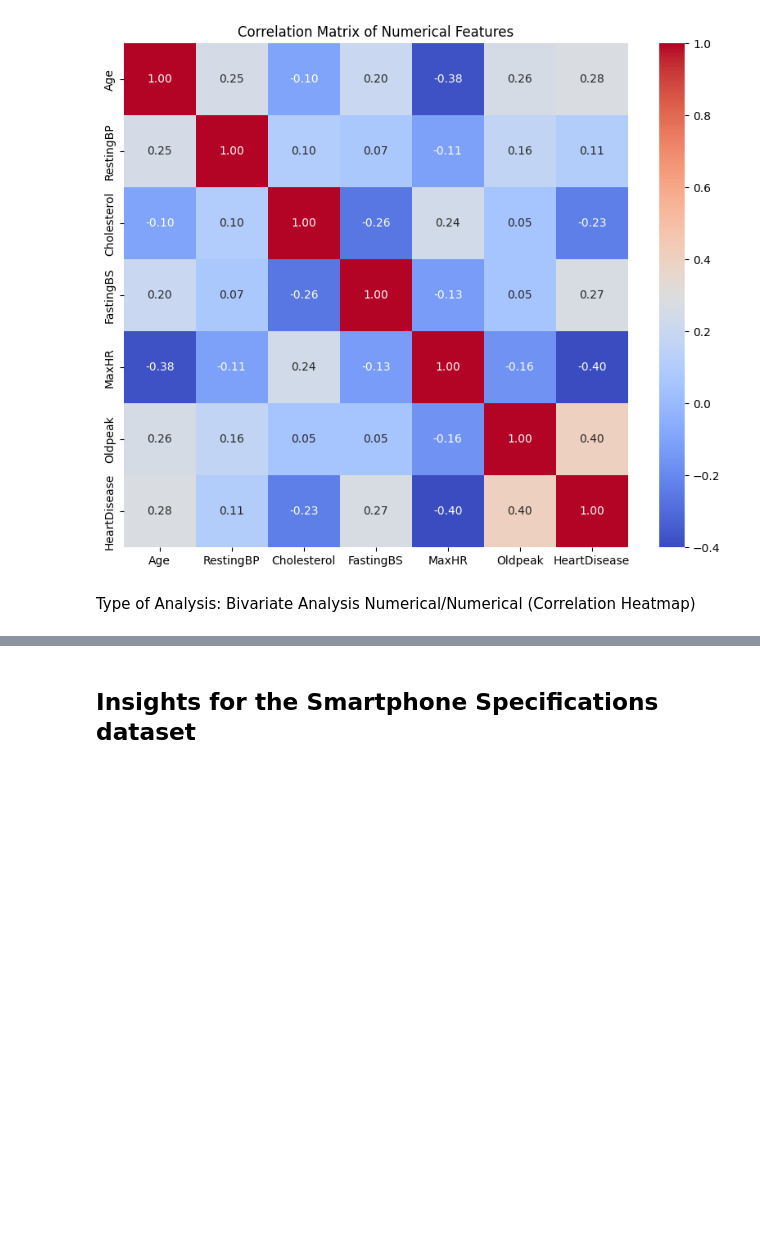
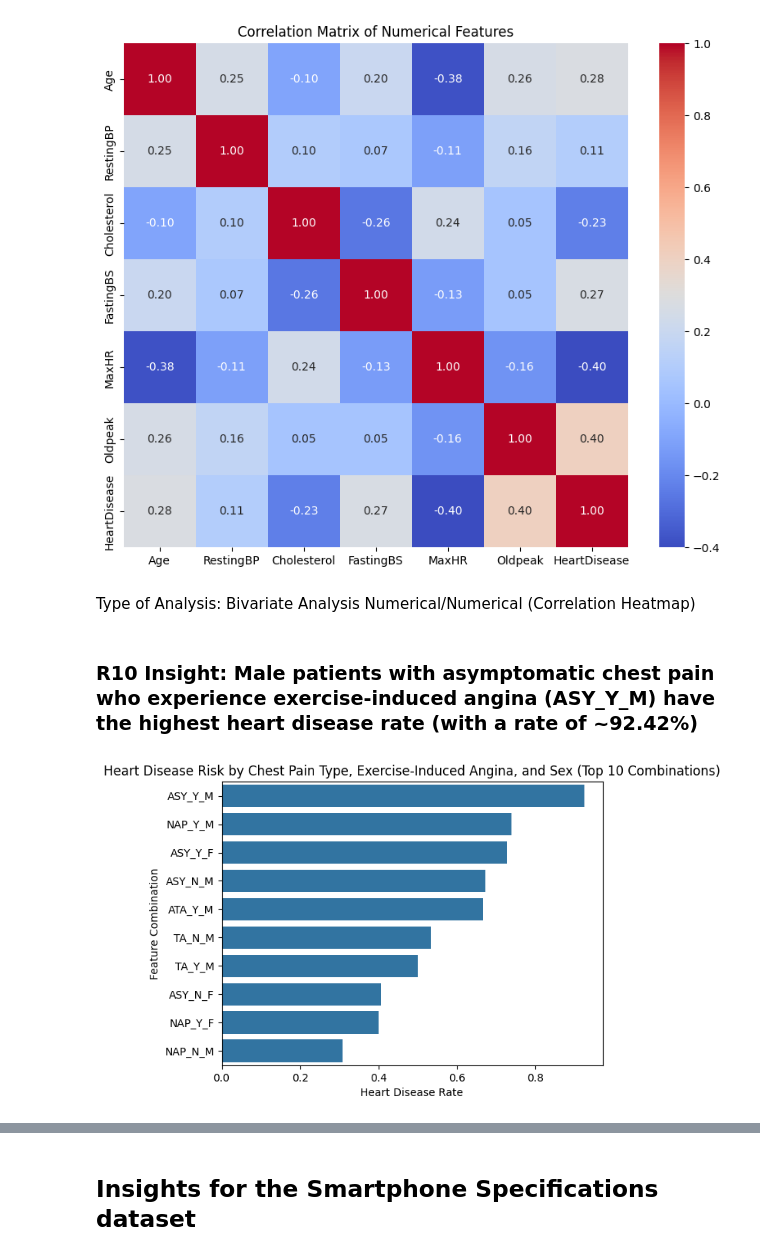
Before and after one commit to michaelmassaad02/CSI4142_Assignment1, a Jupyter notebook: CSI4142-Assignment1.ipynb, the cells around one changed output, grey strips where cells are left out. Saved outputs shown, nothing was run; the diff lists cells and outputs as text; code cells hidden in the pictures; blank space fills up the shorter version.

Commit message:
pushing insights

```diff
--- a/CSI4142-Assignment1.ipynb
+++ b/CSI4142-Assignment1.ipynb
@@ -380,3 +380,24 @@ plt.show()
 [figure]
 # %% [markdown]
 Type of Analysis: Bivariate Analysis Numerical/Numerical (Correlation Heatmap)
+# %% [markdown]
+### R10 Insight: Male patients with asymptomatic chest pain who experience exercise-induced angina (ASY_Y_M) have the highest heart disease rate (with a rate of ~92.42%)
+# %%
+# Create a new column that combines three categorical features into a single patient profile
+# This allows us to analyze heart disease risk for specific combinations of ChestPainType, ExerciseAngina, and Sex
+heart_failure['Chest_Exercise_Sex'] = heart_failure['ChestPainType'] + '_' + heart_failure['ExerciseAngina'] + '_' + heart_failure['Sex']
+
+# Group the dataset by the new combined category
+# Then calculate the mean of 'HeartDisease' for each group
+# Since 'HeartDisease' is binary (0 = no, 1 = yes), the mean represents the proportion of patients with heart disease
+# Finally, sort the results in descending order to identify the highest-risk patient profiles
+combo = heart_failure.groupby('Chest_Exercise_Sex')['HeartDisease'].mean().sort_values(ascending=False).reset_index()
+
+# Plot top 10 combinations with highest heart disease rates
+sns.barplot(y='Chest_Exercise_Sex', x='HeartDisease', data=combo.head(10))
+plt.title("Heart Disease Risk by Chest Pain Type, Exercise-Induced Angina, and Sex (Top 10 Combinations)")
+plt.xlabel("Heart Disease Rate")
+plt.ylabel("Feature Combination")
+plt.show()
+# %% [output]
+[figure, added]
```
Also changed, not shown: parts of 16 cells of this notebook.
